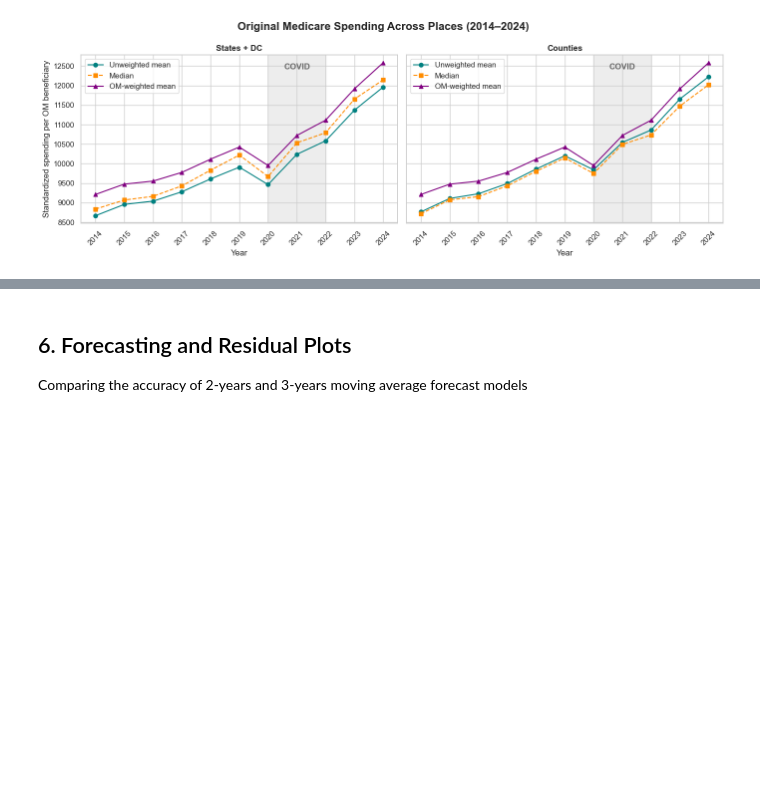
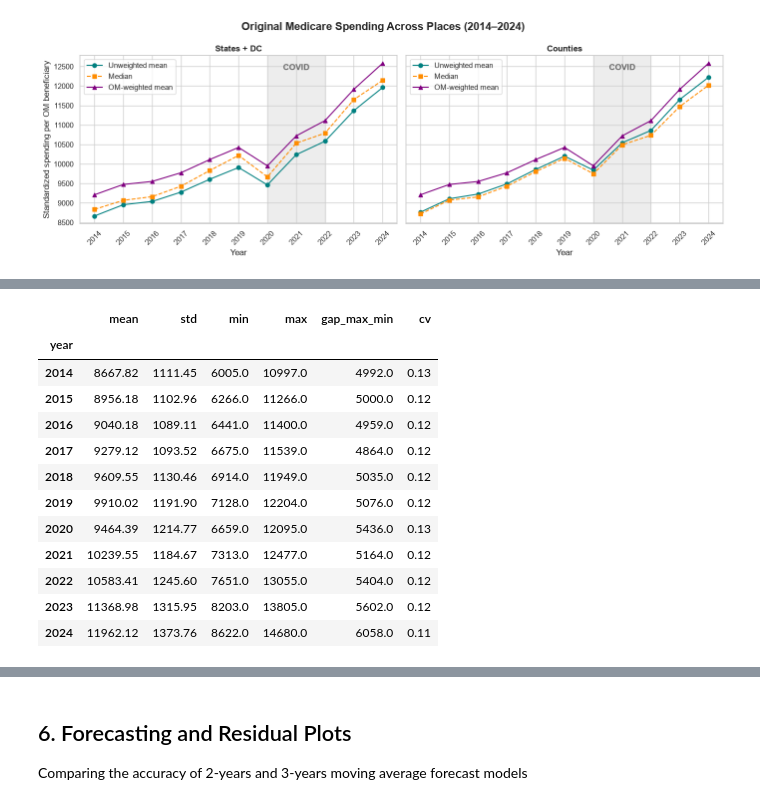
Before and after one commit to avanikasane/medicare-geographic-variation, a Jupyter notebook: notebooks/02_analysis.ipynb, the cells around one changed output, grey strips where cells are left out. Saved outputs shown, nothing was run; the diff lists cells and outputs as text; code cells hidden in the pictures; blank space fills up the shorter version.

```diff
--- a/notebooks/02_analysis.ipynb
+++ b/notebooks/02_analysis.ipynb
@@ -247,0 +244,19 @@ plt.show()
+# %%
+spread = state_df.groupby("year")["spend_pc_std"].agg(["mean", "std", "min", "max"])
+spread["gap_max_min"] = spread["max"] - spread["min"]     # highest minus lowest state
+spread["cv"] = spread["std"] / spread["mean"]             # spread relative to the average
+display(spread.round(2))
+# %% [output]
+|  | mean | std | min | max | gap_max_min | cv |
+| year |  |  |  |  |  |  |
+| 2014 | 8667.82 | 1111.45 | 6005.0 | 10997.0 | 4992.0 | 0.13 |
+| 2015 | 8956.18 | 1102.96 | 6266.0 | 11266.0 | 5000.0 | 0.12 |
+| 2016 | 9040.18 | 1089.11 | 6441.0 | 11400.0 | 4959.0 | 0.12 |
+| 2017 | 9279.12 | 1093.52 | 6675.0 | 11539.0 | 4864.0 | 0.12 |
+| 2018 | 9609.55 | 1130.46 | 6914.0 | 11949.0 | 5035.0 | 0.12 |
+| 2019 | 9910.02 | 1191.90 | 7128.0 | 12204.0 | 5076.0 | 0.12 |
+| 2020 | 9464.39 | 1214.77 | 6659.0 | 12095.0 | 5436.0 | 0.13 |
+| 2021 | 10239.55 | 1184.67 | 7313.0 | 12477.0 | 5164.0 | 0.12 |
+| 2022 | 10583.41 | 1245.60 | 7651.0 | 13055.0 | 5404.0 | 0.12 |
+| 2023 | 11368.98 | 1315.95 | 8203.0 | 13805.0 | 5602.0 | 0.12 |
+| 2024 | 11962.12 | 1373.76 | 8622.0 | 14680.0 | 6058.0 | 0.11 |
```
Also changed, not shown: parts of 20 cells of this notebook, 2 other files.
